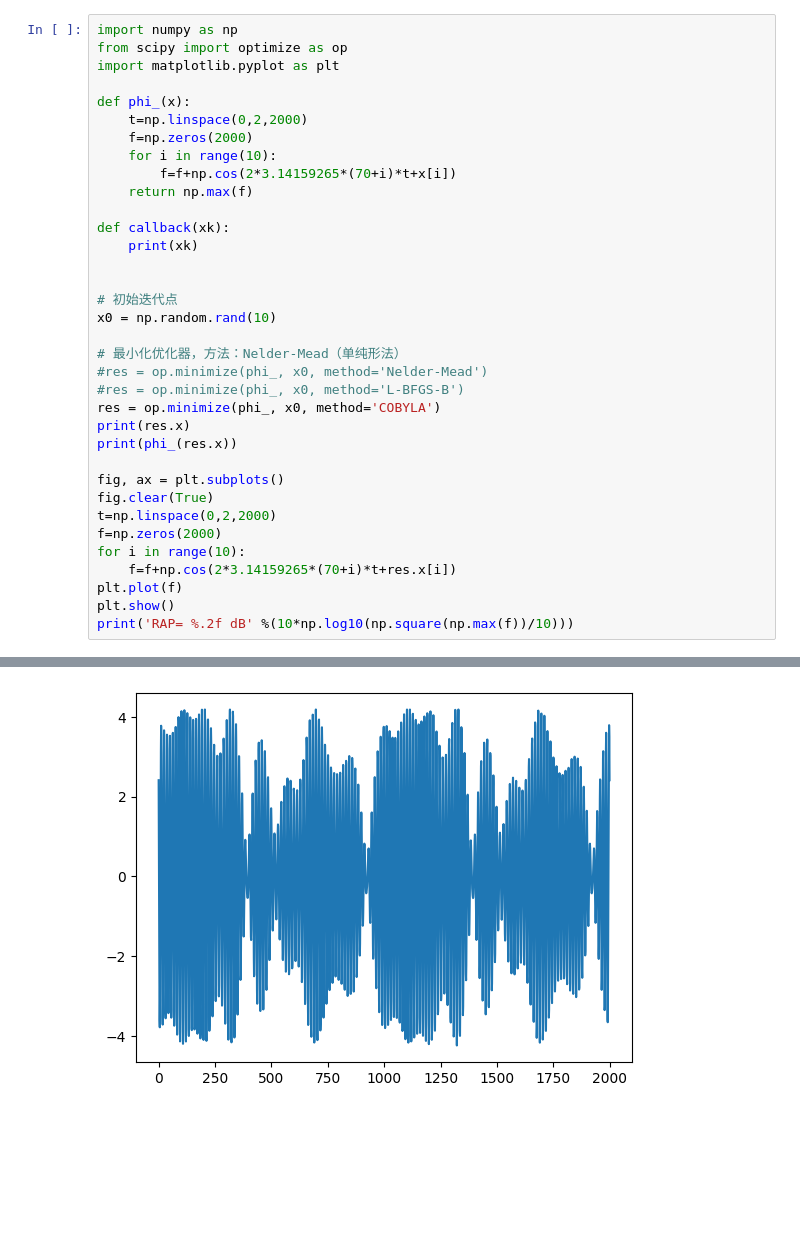
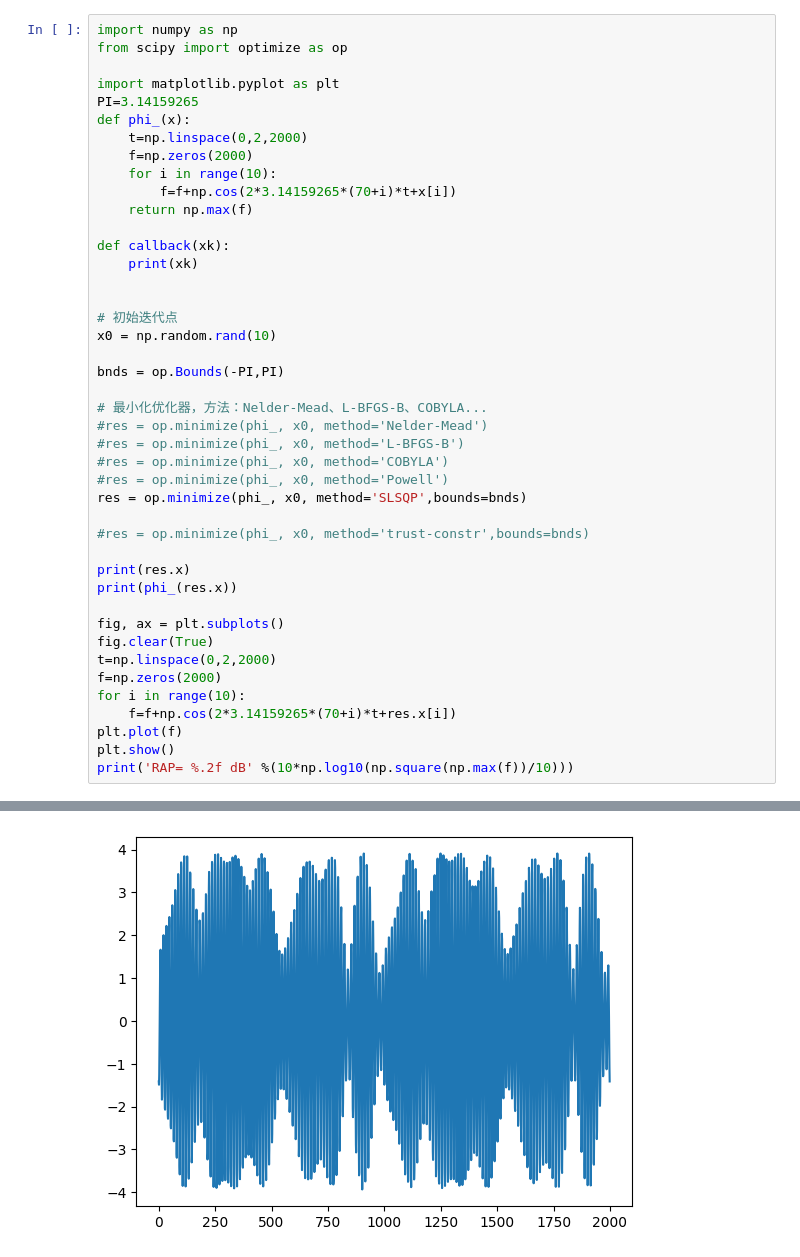
Before and after one commit to Maaaaark001/Minimized_Maxvalue, a Jupyter notebook: opt.ipynb, the cells around one changed output, grey strips where cells are left out. Drawn from its saved outputs; the diff is of its cells as text; blank space fills up the shorter version.

```diff
--- a/opt.ipynb
+++ b/opt.ipynb
@@ -1,8 +1,9 @@
 # %%
 import numpy as np
 from scipy import optimize as op
+
 import matplotlib.pyplot as plt
-
+PI=3.14159265
 def phi_(x):
     t=np.linspace(0,2,2000)
     f=np.zeros(2000)
@@ -17,10 +18,17 @@ def callback(xk):
 # 初始迭代点
 x0 = np.random.rand(10)
 
-# 最小化优化器，方法：Nelder-Mead（单纯形法）
+bnds = op.Bounds(-PI,PI)
+
+# 最小化优化器，方法：Nelder-Mead、L-BFGS-B、COBYLA...
 #res = op.minimize(phi_, x0, method='Nelder-Mead')
 #res = op.minimize(phi_, x0, method='L-BFGS-B')
-res = op.minimize(phi_, x0, method='COBYLA')
+#res = op.minimize(phi_, x0, method='COBYLA')
+#res = op.minimize(phi_, x0, method='Powell')
+res = op.minimize(phi_, x0, method='SLSQP',bounds=bnds)
+
+#res = op.minimize(phi_, x0, method='trust-constr',bounds=bnds)
+
 print(res.x)
 print(phi_(res.x))
 
@@ -40 +48 @@ print('RAP= %.2f dB' %(10*np.log10(np.square(np.max(f))/10)))
-[figure, old version]
+[figure, new version]
```
Also changed, not shown: parts of 3 cells of this notebook.
